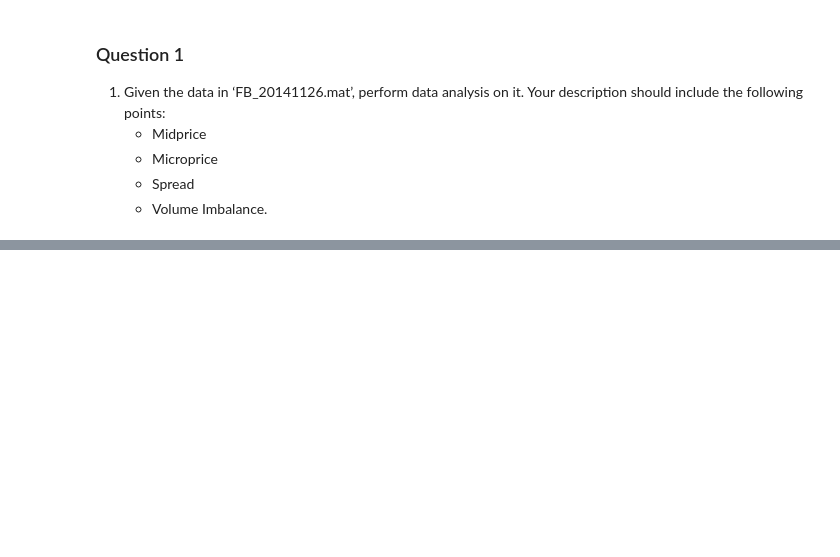
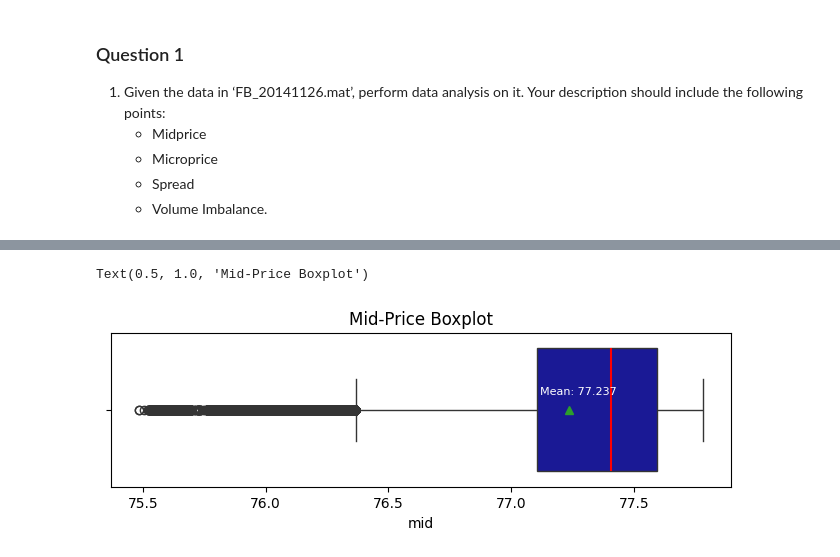
Before and after one commit to ROB-MRS/High-Frequency-Trading-Assignment-I, a Jupyter notebook: Question_I.ipynb, the cells around one changed output, grey strips where cells are left out. Cells and saved outputs as stored; diff of their text form; code cells hidden in the pictures; blank space fills up the shorter version.

```diff
--- a/Question_I.ipynb
+++ b/Question_I.ipynb
@@ -75,0 +98,14 @@ plt.show()
+# %%
+plt.figure(figsize=(8, 2))
+sns.boxplot(data=DATA, x='mid', orient='h', color='#0504aa',
+            showmeans=True,
+            medianprops={"color": "red", "ls": "-", "lw": 1.5})
+
+# Add label to the mean price
+mean_price = DATA['mid'].mean()
+plt.text(mean_price-0.12, -0.1, f'Mean: {mean_price:.3f}', color='white', fontsize=8)
+
+plt.title('Mid-Price Boxplot')
+# %% [output]
+Text(0.5, 1.0, 'Mid-Price Boxplot')
+[figure, added]
```
Also changed, not shown: parts of 8 cells of this notebook, 2 other files.
